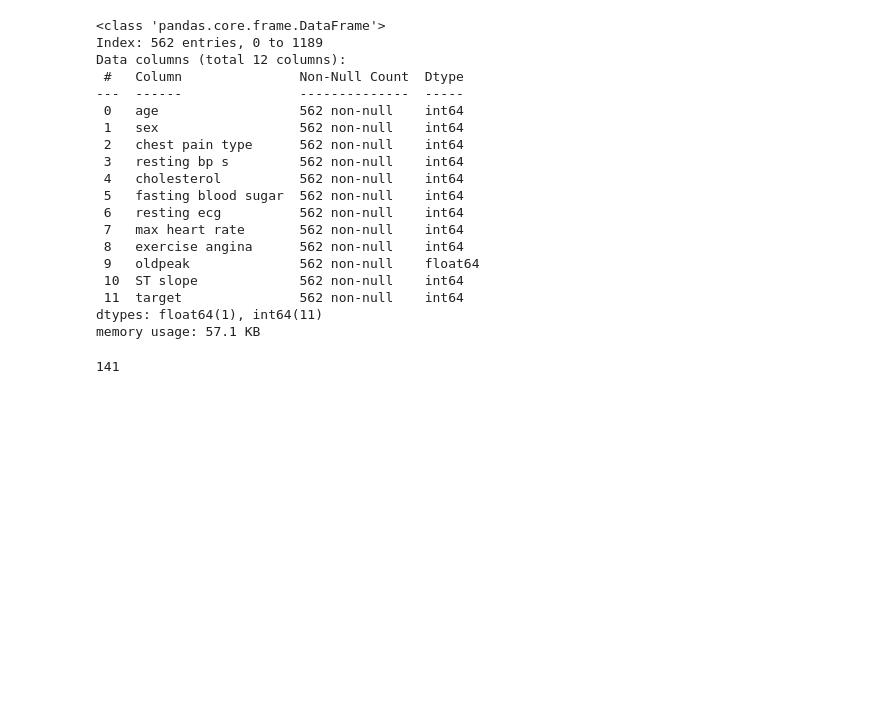
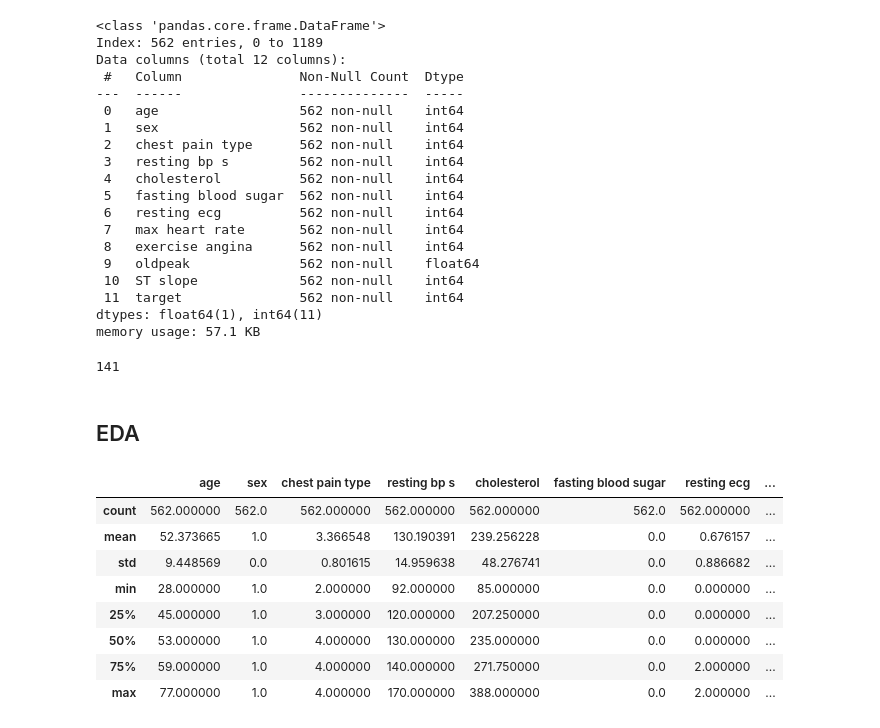
Before and after one commit to mferdinandr/heart-failure-prob, a Jupyter notebook: file.ipynb, the cells around one changed output. Drawn from its saved outputs; the diff is of its cells as text; code cells hidden in the pictures; blank space fills up the shorter version.

```diff
--- a/file.ipynb
+++ b/file.ipynb
@@ -110,3 +110,18 @@ memory usage: 57.1 KB
 df.duplicated().sum() # Since we don't have much data, just leave it duplicated
 # %% [output]
 141
+# %% [markdown]
+## EDA
+# %%
+# Univariate Analysis
+df.describe()
+# %% [output]
+|  | age | sex | chest pain type | resting bp s | cholesterol | fasting blood sugar | resting ecg | ... |
+| count | 562.000000 | 562.0 | 562.000000 | 562.000000 | 562.000000 | 562.0 | 562.000000 | ... |
+| mean | 52.373665 | 1.0 | 3.366548 | 130.190391 | 239.256228 | 0.0 | 0.676157 | ... |
+| std | 9.448569 | 0.0 | 0.801615 | 14.959638 | 48.276741 | 0.0 | 0.886682 | ... |
+| min | 28.000000 | 1.0 | 2.000000 | 92.000000 | 85.000000 | 0.0 | 0.000000 | ... |
+| 25% | 45.000000 | 1.0 | 3.000000 | 120.000000 | 207.250000 | 0.0 | 0.000000 | ... |
+| 50% | 53.000000 | 1.0 | 4.000000 | 130.000000 | 235.000000 | 0.0 | 0.000000 | ... |
+| 75% | 59.000000 | 1.0 | 4.000000 | 140.000000 | 271.750000 | 0.0 | 2.000000 | ... |
+| max | 77.000000 | 1.0 | 4.000000 | 170.000000 | 388.000000 | 0.0 | 2.000000 | ... |
```
Also changed, not shown: parts of 4 cells of this notebook.
